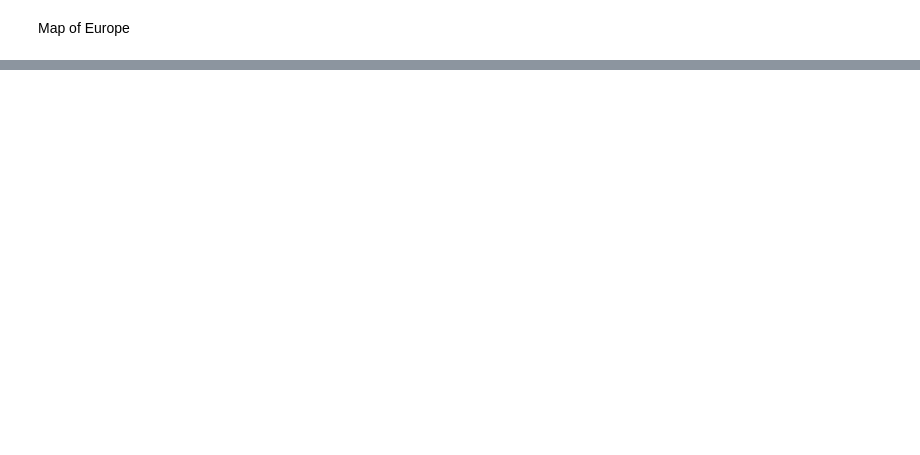
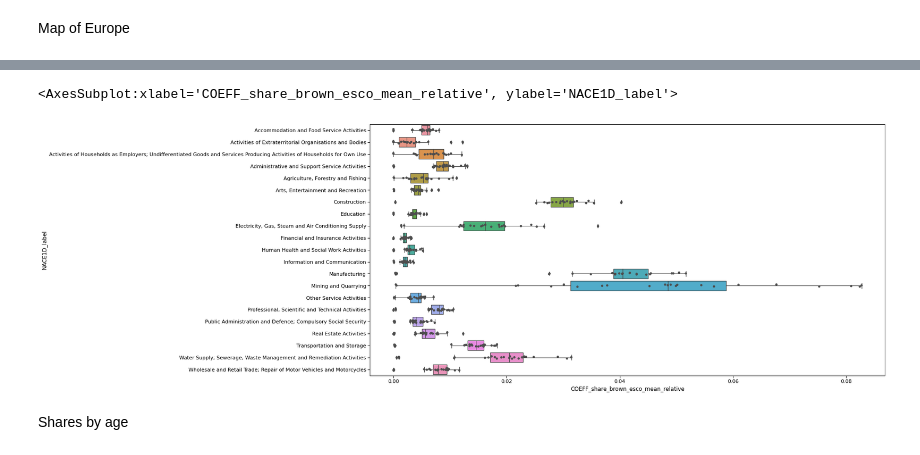
Before and after one commit to derpyninja/re4gt, a Jupyter notebook: notebooks/01-fz-data-exploration-europe.ipynb, the cells around one changed output, grey strips where cells are left out. Drawn from its saved outputs; the diff is of its cells as text; code cells hidden in the pictures; blank space fills up the shorter version.

```diff
--- a/notebooks/01-fz-data-exploration-europe.ipynb
+++ b/notebooks/01-fz-data-exploration-europe.ipynb
@@ -123,0 +249,20 @@ plt.savefig(
+# %%
+f, ax = plt.subplots(figsize=(20, 10))
+
+sns.boxplot(
+    data=df_all_agg_by_cntr_ind,
+    x="COEFF_share_brown_esco_mean_relative",
+    y="NACE1D_label",
+)
+
+sns.stripplot(
+    data=df_all_agg_by_cntr_ind,
+    x="COEFF_share_brown_esco_mean_relative",
+    y="NACE1D_label",
+    color=".3"
+)
+# %% [output]
+<AxesSubplot:xlabel='COEFF_share_brown_esco_mean_relative', ylabel='NACE1D_label'>
+[figure, added]
+# %% [markdown]
+Shares by age
```
Also changed, not shown: parts of 20 cells of this notebook, 30 other files.
